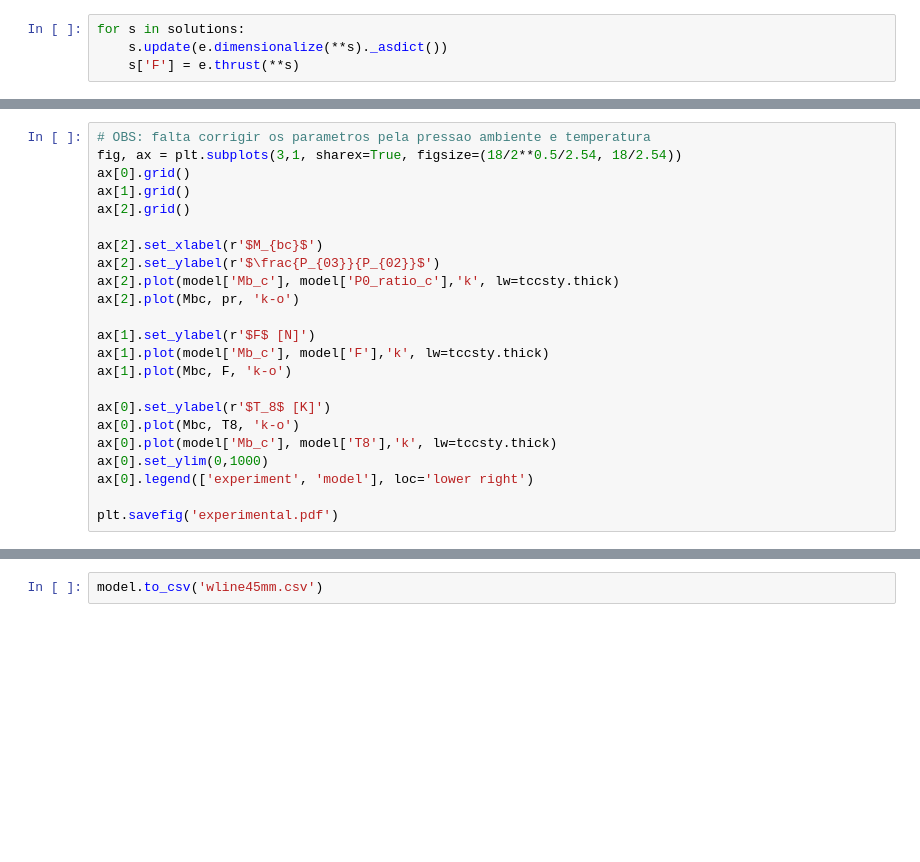
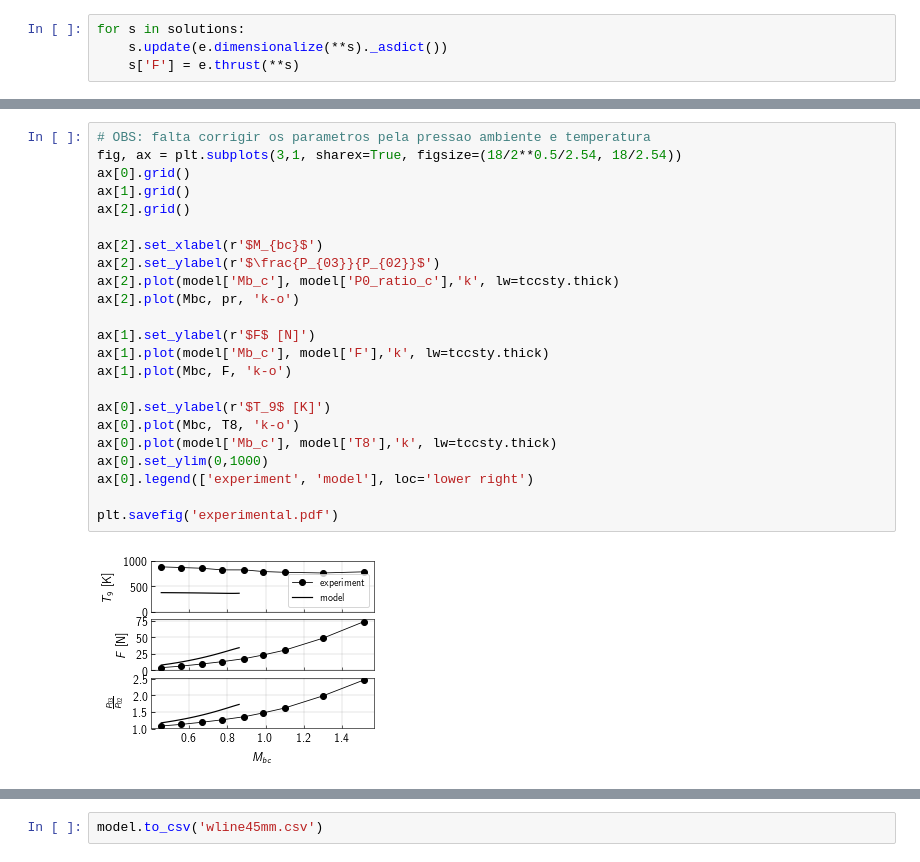
Before and after one commit to alanshepard/tcc, a Jupyter notebook: src/comparison_with_experimental_data.ipynb, the cells around one changed output, grey strips where cells are left out. Saved outputs shown, nothing was run; the diff lists cells and outputs as text; blank space fills up the shorter version.

```diff
--- a/src/comparison_with_experimental_data.ipynb
+++ b/src/comparison_with_experimental_data.ipynb
@@ -54,23 +154,25 @@ model
 # %%
 # OBS: falta corrigir os parametros pela pressao ambiente e temperatura
 fig, ax = plt.subplots(3,1, sharex=True, figsize=(18/2**0.5/2.54, 18/2.54))
 ax[0].grid()
 ax[1].grid()
 ax[2].grid()
 
 ax[2].set_xlabel(r'$M_{bc}$')
 ax[2].set_ylabel(r'$\frac{P_{03}}{P_{02}}$')
 ax[2].plot(model['Mb_c'], model['P0_ratio_c'],'k', lw=tccsty.thick)
 ax[2].plot(Mbc, pr, 'k-o')
 
 ax[1].set_ylabel(r'$F$ [N]')
 ax[1].plot(model['Mb_c'], model['F'],'k', lw=tccsty.thick)
 ax[1].plot(Mbc, F, 'k-o')
 
-ax[0].set_ylabel(r'$T_8$ [K]')
+ax[0].set_ylabel(r'$T_9$ [K]')
 ax[0].plot(Mbc, T8, 'k-o')
 ax[0].plot(model['Mb_c'], model['T8'],'k', lw=tccsty.thick)
 ax[0].set_ylim(0,1000)
 ax[0].legend(['experiment', 'model'], loc='lower right')
 
 plt.savefig('experimental.pdf')
+# %% [output]
+[figure, added]
```
Also changed, not shown: parts of 7 cells of this notebook, 22 other files.
